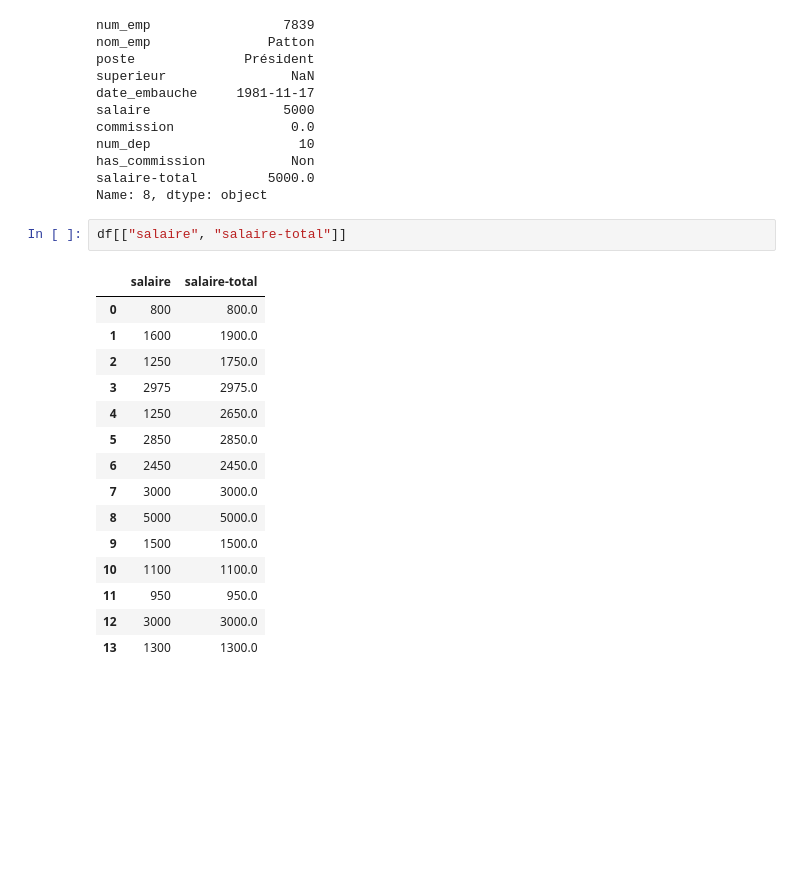
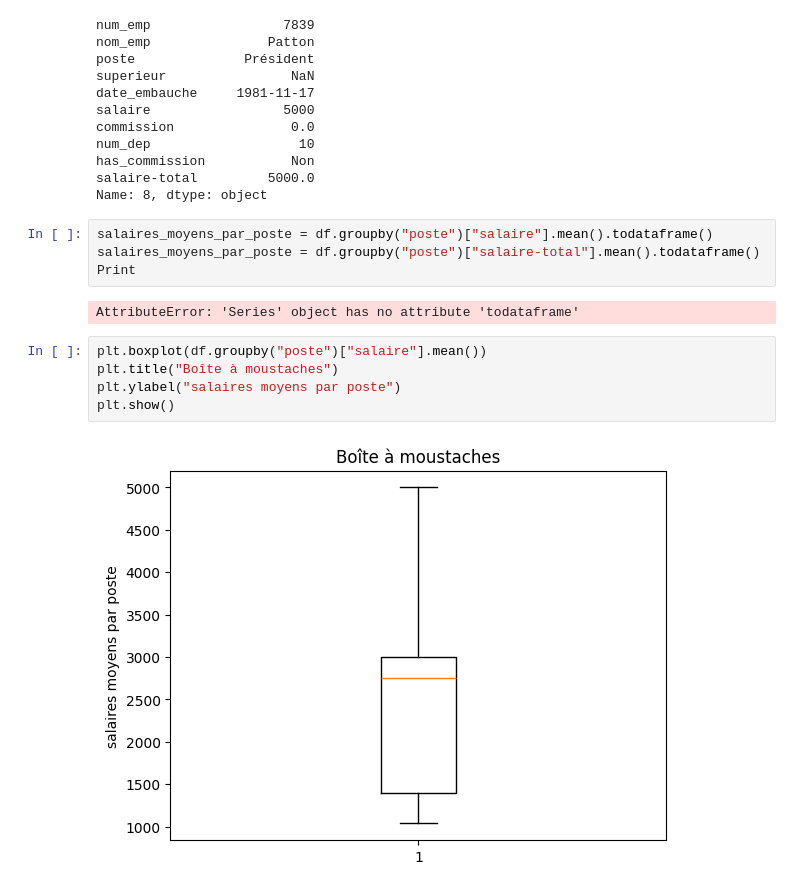
Before and after one commit to abderrahmanboubligha/rev_numpy, a Jupyter notebook: chapter4/seance08.ipynb, the cells around one changed output. Saved outputs shown, nothing was run; the diff lists cells and outputs as text; blank space fills up the shorter version.

```diff
--- a/chapter4/seance08.ipynb
+++ b/chapter4/seance08.ipynb
@@ -189,20 +189,15 @@ has_commission           Non
 salaire-total         5000.0
 Name: 8, dtype: object
 # %%
-df[["salaire", "salaire-total"]]
+salaires_moyens_par_poste = df.groupby("poste")["salaire"].mean().todataframe()
+salaires_moyens_par_poste = df.groupby("poste")["salaire-total"].mean().todataframe()
+Print
 # %% [output]
-|  | salaire | salaire-total |
-| 0 | 800 | 800.0 |
-| 1 | 1600 | 1900.0 |
-| 2 | 1250 | 1750.0 |
-| 3 | 2975 | 2975.0 |
-| 4 | 1250 | 2650.0 |
-| 5 | 2850 | 2850.0 |
-| 6 | 2450 | 2450.0 |
-| 7 | 3000 | 3000.0 |
-| 8 | 5000 | 5000.0 |
-| 9 | 1500 | 1500.0 |
-| 10 | 1100 | 1100.0 |
-| 11 | 950 | 950.0 |
-| 12 | 3000 | 3000.0 |
-| 13 | 1300 | 1300.0 |
+AttributeError: 'Series' object has no attribute 'todataframe'
+# %%
+plt.boxplot(df.groupby("poste")["salaire"].mean())
+plt.title("Boîte à moustaches")
+plt.ylabel("salaires moyens par poste")
+plt.show()
+# %% [output]
+[figure, added]
```
Also changed, not shown: parts of 3 cells of this notebook, 2 other files.
